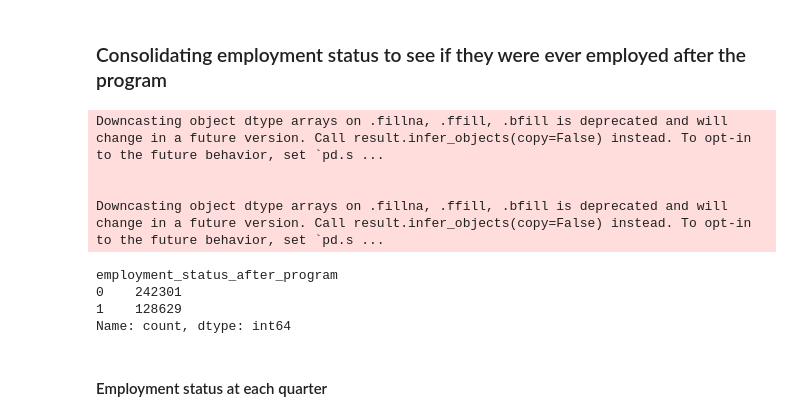
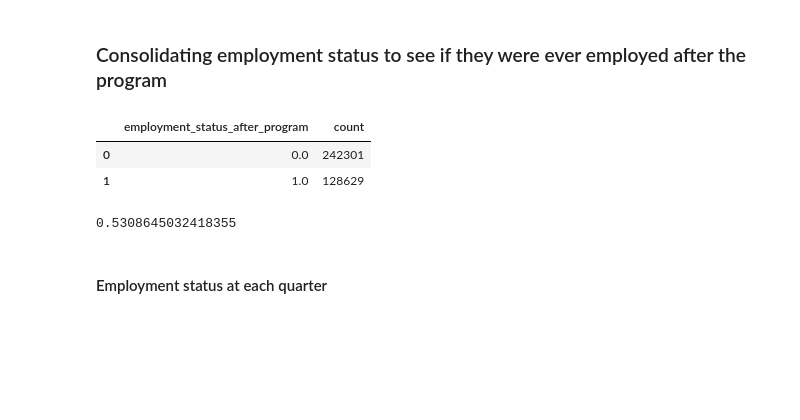
Before and after one commit to wizard-agb/ATLytics_data_2025, a Jupyter notebook: exploratory_AB_4_1.ipynb, the cells around one changed output. Saved outputs shown, nothing was run; the diff lists cells and outputs as text; code cells hidden in the pictures; blank space fills up the shorter version.

```diff
--- a/exploratory_AB_4_1.ipynb
+++ b/exploratory_AB_4_1.ipynb
@@ -30,3 +28,5 @@ field_lookups.head(5)
 | 2 | 100 | Unique Individual Identifier \n(W... | AN 12 | Record the unique identification ... | XXXXXXXXXXXX | Encrypted |
 | 3 | 101 | State Code of Residence \n(WIOA) | AN 2 | Record the 2-letter FIPS alpha co... | XX | This Item is blank in public use ... |
 | 4 | 102 | County Code of Residence | IN 3 | Record the 3-digit FIPS Code of t... | 000 | This Item is blank in public use ... |
+# %%
+pd.set_option('display.max_columns', None)
@@ -198,7 +216,7 @@ for col in all_columns:
 
     # 9 means the data is not applicable to the specified row. so we can replace with 0.
     if len(set(data[col].unique()) - (set(['0','1','9']))) == 0:
-        data[col] = data[col].str.replace('9', '0')
+        data[col] = data[col].str.replace('9', '-1')
         data[col] = pd.to_numeric(data[col], errors='coerce')  # Convert non-numeric to NaN
         data[col] = data[col].fillna(0).astype(int)
 
@@ -220,7 +238,7 @@ for col in all_columns:
 
     # 2 is the same as 1, just 'verified with addtl info' and 9 is the same as 0
     elif len(set(data[col].unique()) - (set(['0','1','2','9']))) == 0 or len(set(data[col].unique()) - (set(['0','1','2']))) == 0 or len(set(data[col].unique()) - (set(['0','1','4']))) == 0:
-        data[col] = data[col].str.replace('9', '0')
+        data[col] = data[col].str.replace('9', '-1')
         data[col] = data[col].str.replace('2', '1')
         data[col] = data[col].str.replace('4', '1') # data entry error here
         data[col] = pd.to_numeric(data[col], errors='coerce')
@@ -503,13 +503,12 @@ data['employment_status_after_program'] = temp[cols].bfill(axis=1).iloc[:, 0]
 
 data['employment_status_after_program'] = data['employment_status_after_program'].fillna(0)
 
-data['employment_status_after_program'].value_counts()
+employment_pie_chart = data['employment_status_after_program'].value_counts()
-# %% [output]
-Downcasting object dtype arrays on .fillna, .ffill, .bfill is deprecated and will change in a future version. Call result.infer_objects(copy=False) instead. To opt-in to the future behavior, set `pd.s ...
-
-
-Downcasting object dtype arrays on .fillna, .ffill, .bfill is deprecated and will change in a future version. Call result.infer_objects(copy=False) instead. To opt-in to the future behavior, set `pd.s ...
-employment_status_after_program
-0    242301
-1    128629
-Name: count, dtype: int64
+# %%
+employment_pie_chart = employment_pie_chart.reset_index()
+# %%
+employment_pie_chart
+# %% [output]
+|  | employment_status_after_program | count |
+| 0 | 0.0 | 242301 |
+| 1 | 1.0 | 128629 |
@@ -516,3 +517,7 @@ Name: count, dtype: int64
+# %%
+128629/242301
+# %% [output]
+0.5308645032418355
 # %% [markdown]
 #### Employment status at each quarter
 # %%
```
Also changed, not shown: parts of 8 cells of this notebook, 4 other files.
